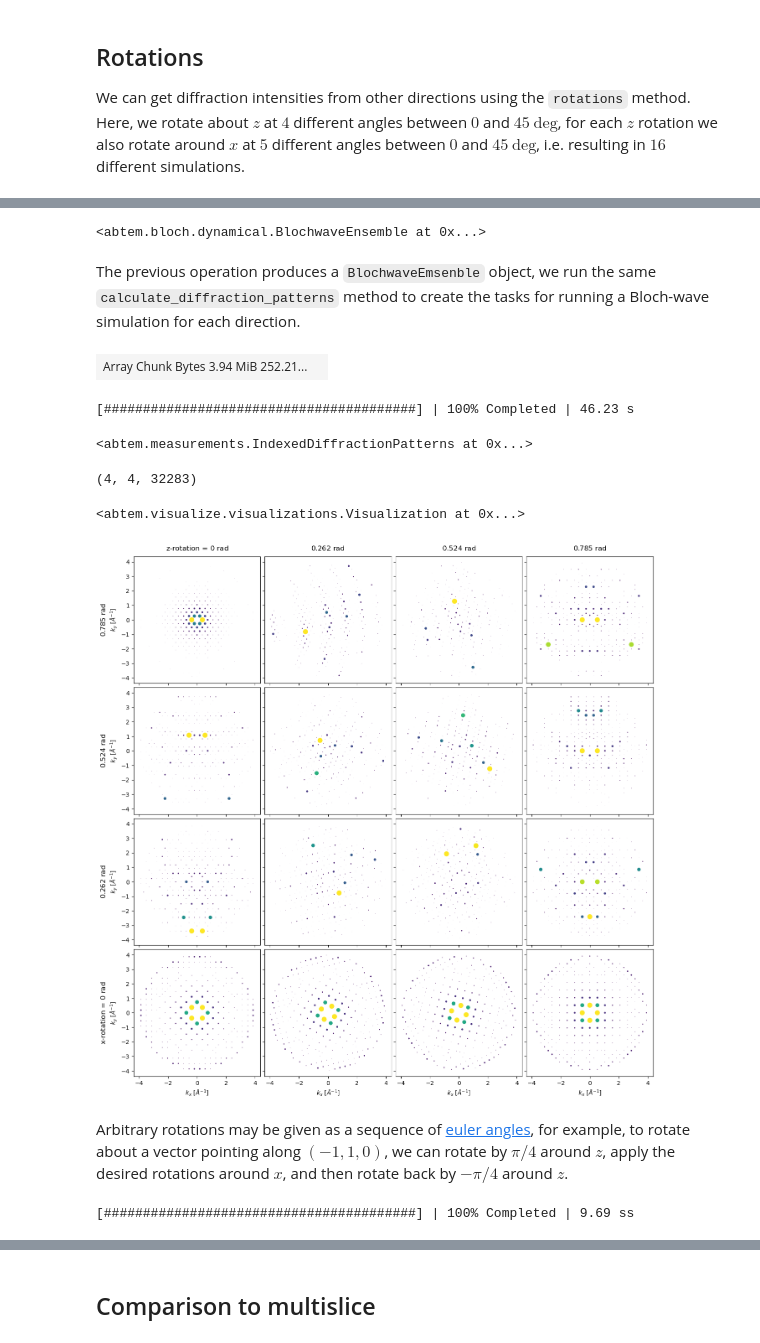
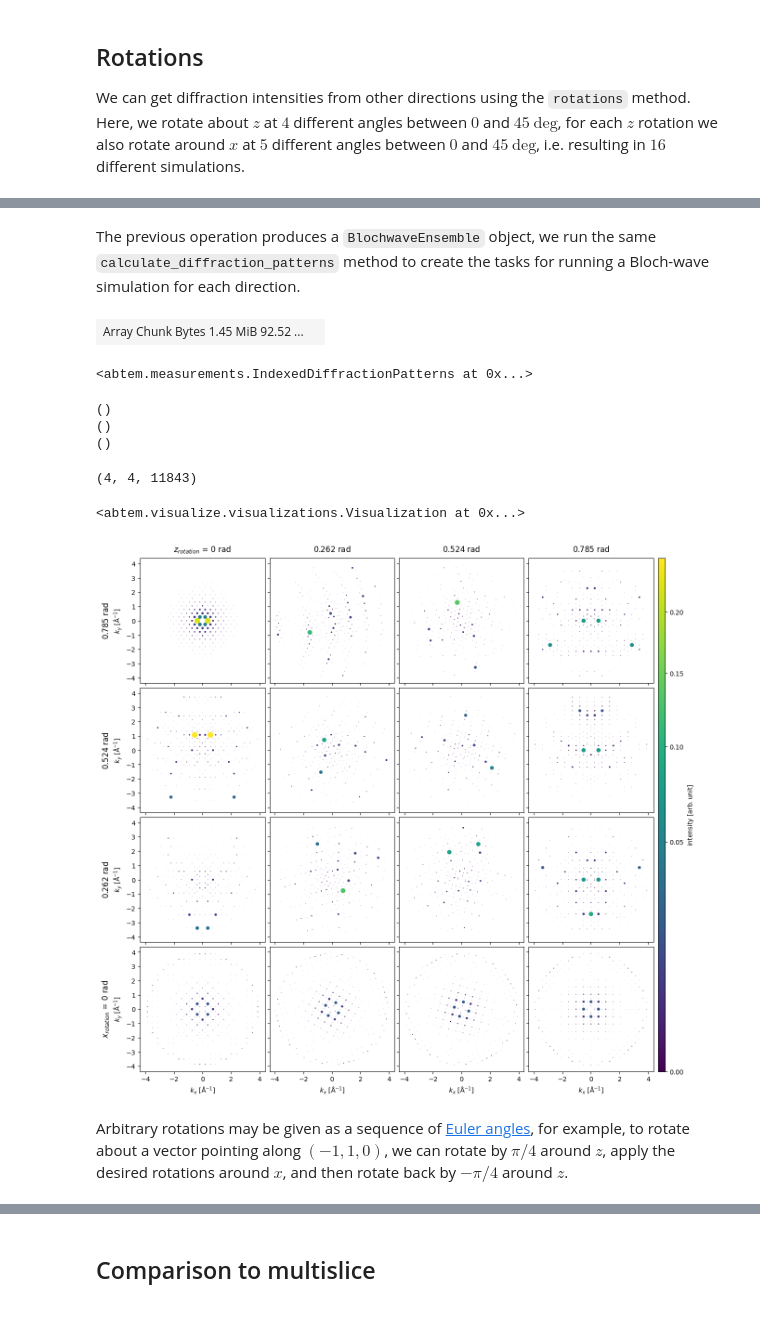
Before and after one commit to abTEM/doc, a Jupyter notebook: docs/user_guide/tutorials/blochwave.ipynb, the cells around one changed output, grey strips where cells are left out. Saved outputs shown, nothing was run; the diff lists cells and outputs as text; code cells hidden in the pictures.

Commit message:
Updated Bloch wave documentation.

```diff
--- a/docs/user_guide/tutorials/blochwave.ipynb
+++ b/docs/user_guide/tutorials/blochwave.ipynb
@@ -30,7 +27,7 @@ This section uses a new relatively untested feature.
 
 We define an atomic structure using ASE. If you are used to simulating multislice, the main difference is that we should only define a single unit cell. The computational cost in time and memory grows approximately linearly with the volume the unit cell. Here, we a conventional unit cell of silicon.
 # %%
-atoms = ase.build.bulk("Fe", cubic=True)
+atoms = ase.build.bulk("Si", cubic=True)
 
-abtem.show_atoms(atoms, legend=True)
+abtem.show_atoms(atoms, legend=True);
 # %% [output]
@@ -206,0 +49,6 @@ print(structure_factor_array.array.shape)
+# %%
+g_max = 12.0
+
+structure_factor = abtem.StructureFactor(
+    atoms, g_max=g_max, parametrization="lobato", centering="F"
+)
@@ -413,12 +266,11 @@ plt.tight_layout()
 
 We can get diffraction intensities from other directions using the `rotations` method. Here, we rotate about $z$ at $4$ different angles between $0$ and $45 \ \mathrm{deg}$, for each $z$ rotation we also rotate around $x$ at $5$ different angles between $0$ and $45 \ \mathrm{deg}$, i.e. resulting in $16$ different simulations.
 # %%
-bloch_waves = BlochWaves(
+bloch_waves = abtem.BlochWaves(
     structure_factor=structure_factor, energy=200e3, sg_max=sg_max, centering="F"
 )
 
-bloch_waves = bloch_waves.rotate("x", [0, np.pi/4], degrees=True)
+x = np.linspace(0, np.pi / 4, 4)
+z = np.linspace(0, np.pi / 4, 4)
 
-diffraction = bloch_waves.calculate_diffraction_patterns(thicknesses=[500])
-
-diffraction.block_direct().show(annotations=False, scale=.1, explode=True)
+ensemble = bloch_waves.rotate("z", z, "x", x)
@@ -429,44 +277,39 @@ diffraction.block_direct().show(annotations=False, scale=.1, explode=True)
-# %%
-x = np.linspace(0, np.pi / 4, 4)
-z = np.linspace(0, np.pi / 4, 4)
-
-ensemble = bloch_waves.rotate("z", z, "x", x)
-
-ensemble
-# %% [output]
-<abtem.bloch.dynamical.BlochwaveEnsemble at 0x...>
 # %% [markdown]
-The previous operation produces a `BlochwaveEmsenble` object, we run the same `calculate_diffraction_patterns` method to create the tasks for running a Bloch-wave simulation for each direction.
+The previous operation produces a `BlochwaveEnsemble` object, we run the same `calculate_diffraction_patterns` method to create the tasks for running a Bloch-wave simulation for each direction.
 # %%
 diffraction_patterns = ensemble.calculate_diffraction_patterns(thicknesses=1000)
 
 diffraction_patterns.array
 # %% [output]
-| Array Chunk Bytes 3.94 MiB 252.21... |  |
+| Array Chunk Bytes 1.45 MiB 92.52 ... |  |
 # %%
 diffraction_patterns.compute()
 # %% [output]
-[########################################] | 100% Completed | 46.23 s
+<abtem.measurements.IndexedDiffractionPatterns at 0x...>
-<abtem.measurements.IndexedDiffractionPatterns at 0x...>
+()
+()
+()
 # %%
 diffraction_patterns.shape
 # %% [output]
-(4, 4, 32283)
+(4, 4, 11843)
 # %%
 diffraction_patterns = diffraction_patterns.remove_low_intensity(1e-6)
 # %%
 diffraction_patterns.crop(k_max=4).block_direct().show(
     explode=True,
-    scale=0.03,
+    scale=0.2,
     power=0.5,
     annotation_kwargs={"threshold": 1},
     figsize=(14, 14),
+    cbar=True,
+    common_color_scale=True
 )
 # %% [output]
 <abtem.visualize.visualizations.Visualization at 0x...>
-[figure, old version]
+[figure, new version]
 # %% [markdown]
-Arbitrary rotations may be given as a sequence of [euler angles](), for example, to rotate about a vector pointing along $(-1, 1, 0)$, we can rotate by $\pi/4$ around $z$, apply the desired rotations around $x$, and then rotate back by $-\pi/4$ around $z$.
+Arbitrary rotations may be given as a sequence of [Euler angles](https://en.wikipedia.org/wiki/Euler_angles), for example, to rotate about a vector pointing along $(-1, 1, 0)$, we can rotate by $\pi/4$ around $z$, apply the desired rotations around $x$, and then rotate back by $-\pi/4$ around $z$.
 # %%
 z = np.tile([np.pi / 4], (4,))
 x = np.linspace(0, np.pi / 2, 4)
@@ -476,8 +319,6 @@ rotations = np.array([z, x, -z]).T
 ensemble = bloch_waves.rotate("zxz", rotations)
 
 diffraction_patterns = ensemble.calculate_diffraction_patterns(1000).compute()
-# %% [output]
-[########################################] | 100% Completed | 9.69 ss
 # %%
 diffraction_patterns.crop(k_max=4).block_direct().show(
     explode=True,
```
Also changed, not shown: parts of 71 cells of this notebook.
